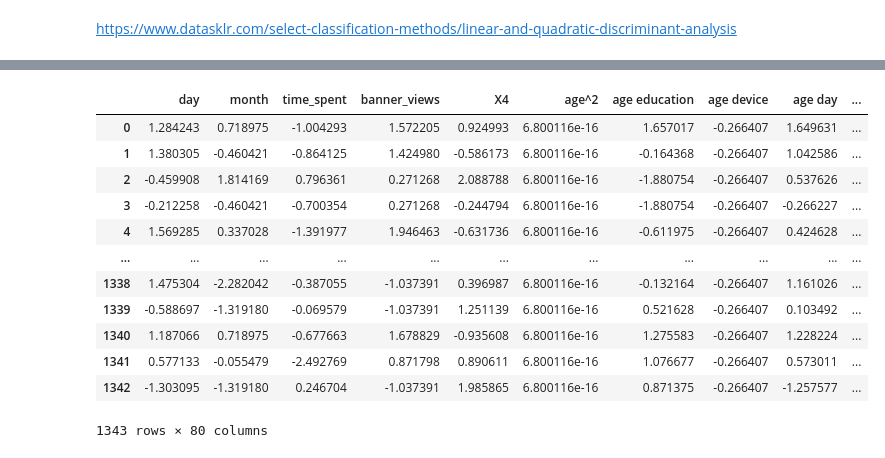
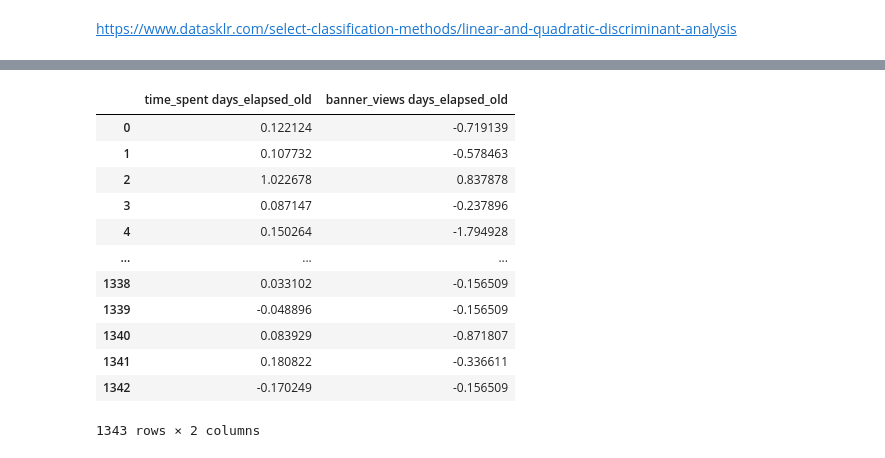
Before and after one commit to LuciaCam/ML_kaggle_competition, a Jupyter notebook: QDA_LDA.ipynb, the cells around one changed output, grey strips where cells are left out. Drawn from its saved outputs; the diff is of its cells as text; code cells hidden in the pictures.

```diff
--- a/QDA_LDA.ipynb
+++ b/QDA_LDA.ipynb
@@ -27,3 +29,10 @@ y_valid = pd.read_csv('1_y_valid.csv', index_col='Id')
 y_test  = pd.read_csv('2_y_test.csv', index_col='Id')
 
 num_vars = ['age', 'time_spent', 'banner_views', 'banner_views_old', 'days_elapsed_old', 'X4']
+# %%
+# Keep only the continuous variables for LDA and QDA
+X_train_continous = X_train[['age', 'time_spent', 'banner_views', 'banner_views_old', 'days_elapsed_old', 'X4']]
+
+X_valid_continous = X_valid[['age', 'time_spent', 'banner_views', 'banner_views_old', 'days_elapsed_old', 'X4']]
+
+X_test_continous = X_test[['age', 'time_spent', 'banner_views', 'banner_views_old', 'days_elapsed_old', 'X4']]
@@ -116,0 +138,21 @@ numpy.linalg.LinAlgError: The leading minor of order 20 of B is not positive def
+# %%
+# Tune LDA Hyperparameters
+LDA = LinearDiscriminantAnalysis(solver='svd',)
+
+# Define model evaluation method
+cv=KFold(n_splits=10, shuffle=True, random_state=42)
+
+lda_param_grid = {
+    'n_components': (0,5,1),
+    'store_covariance' :(True, False),
+                   }
+
+gsLDA2 = GridSearchCV(estimator=LDA, param_grid = lda_param_grid, cv=cv,
+                     scoring="accuracy", n_jobs= -1, verbose = 1)
+
+gsLDA2.fit(X_train,y_train)
+y_pred_2 =gsLDA2.predict(X_test)
+LDA_best = gsLDA2.best_estimator_
+
+# Best score
+gsLDA2.best_score_
@@ -121,7 +181,7 @@ pipe_QDA = Pipeline(
      ("qda", QuadraticDiscriminantAnalysis())])
 # %%
 # Fit pipeline
-pipe_QDA.fit(X_train, y_train) # Fit it to the training data
+pipe_QDA.fit(X_train_continous, y_train) # Fit it to the training data
 # %% [output]
 Pipeline(steps=[('power', PowerTransformer()),
                 ('qda', QuadraticDiscriminantAnalysis())])
@@ -157,25 +253,19 @@ ________________________________________________________________________________
 # %% [markdown]
 https://www.datasklr.com/select-classification-methods/linear-and-quadratic-discriminant-analysis
 # %%
-import sklearn
-from sklearn.preprocessing import PolynomialFeatures
+X_train = X_train_continous
+X_valid = X_valid_continous
+X_test = X_test_continous
 
 # Create interaction terms (interaction of each regressor pair + polynomial)
 #Interaction terms need to be created in both the test and train datasets
 interaction2 = PolynomialFeatures(degree=2, include_bias=False, interaction_only=False, order='C') #second degree
-interaction3 = PolynomialFeatures(degree=3, include_bias=False, interaction_only=False, order='C') #third degree
 
 # Training
 X_train_2 = pd.DataFrame(interaction2.fit_transform(X_train), columns=interaction2.get_feature_names(input_features=X_train.columns))
-X_train_3 = pd.DataFrame(interaction3.fit_transform(X_train), columns=interaction3.get_feature_names(input_features=X_train.columns))
-X_train_2.head()
 
 # Validation
 X_valid_2 = pd.DataFrame(interaction2.fit_transform(X_valid), columns=interaction2.get_feature_names(input_features=X_valid.columns))
-X_valid_3 = pd.DataFrame(interaction3.fit_transform(X_valid), columns=interaction3.get_feature_names(input_features=X_valid.columns))
-X_valid_2.head()
 
 # Test
-X_test_2 = pd.DataFrame(interaction2.fit_transform(X_test), columns=interaction2.get_feature_names(input_features=X_test.columns))
-X_test_3 = pd.DataFrame(interaction3.fit_transform(X_test), columns=interaction3.get_feature_names(input_features=X_test.columns))
-X_test_2.head()
+X_test_2 = pd.DataFrame(interaction2.fit_transform(X_test), columns=interaction2.get_feature_names(input_features=X_train.columns))
@@ -304,5 +362,6 @@ print(feat_list2)
 
 X_train_2=X_train_2[feat_list2] #keep features on feature list only, drop all other features for train
 X_valid_2=X_valid_2[feat_list2] #keep features on feature list only, drop all other features for valid
+X_test_2=X_test_2[feat_list2]   #keep features on feature list only, drop all other features for test
 X_valid_2
 # %% [output]
@@ -310,13 +369,13 @@ X_valid_2
-|  | day | month | time_spent | banner_views | X4 | age^2 | age education | age device | age day | ... |
-| 0 | 1.284243 | 0.718975 | -1.004293 | 1.572205 | 0.924993 | 6.800116e-16 | 1.657017 | -0.266407 | 1.649631 | ... |
-| 1 | 1.380305 | -0.460421 | -0.864125 | 1.424980 | -0.586173 | 6.800116e-16 | -0.164368 | -0.266407 | 1.042586 | ... |
-| 2 | -0.459908 | 1.814169 | 0.796361 | 0.271268 | 2.088788 | 6.800116e-16 | -1.880754 | -0.266407 | 0.537626 | ... |
-| 3 | -0.212258 | -0.460421 | -0.700354 | 0.271268 | -0.244794 | 6.800116e-16 | -1.880754 | -0.266407 | -0.266227 | ... |
-| 4 | 1.569285 | 0.337028 | -1.391977 | 1.946463 | -0.631736 | 6.800116e-16 | -0.611975 | -0.266407 | 0.424628 | ... |
-| ... | ... | ... | ... | ... | ... | ... | ... | ... | ... | ... |
-| 1338 | 1.475304 | -2.282042 | -0.387055 | -1.037391 | 0.396987 | 6.800116e-16 | -0.132164 | -0.266407 | 1.161026 | ... |
-| 1339 | -0.588697 | -1.319180 | -0.069579 | -1.037391 | 1.251139 | 6.800116e-16 | 0.521628 | -0.266407 | 0.103492 | ... |
-| 1340 | 1.187066 | 0.718975 | -0.677663 | 1.678829 | -0.935608 | 6.800116e-16 | 1.275583 | -0.266407 | 1.228224 | ... |
-| 1341 | 0.577133 | -0.055479 | -2.492769 | 0.871798 | 0.890611 | 6.800116e-16 | 1.076677 | -0.266407 | 0.573011 | ... |
-| 1342 | -1.303095 | -1.319180 | 0.246704 | -1.037391 | 1.985865 | 6.800116e-16 | 0.871375 | -0.266407 | -1.257577 | ... |
+|  | time_spent days_elapsed_old | banner_views days_elapsed_old |
+| 0 | 0.122124 | -0.719139 |
+| 1 | 0.107732 | -0.578463 |
+| 2 | 1.022678 | 0.837878 |
+| 3 | 0.087147 | -0.237896 |
+| 4 | 0.150264 | -1.794928 |
+| ... | ... | ... |
+| 1338 | 0.033102 | -0.156509 |
+| 1339 | -0.048896 | -0.156509 |
+| 1340 | 0.083929 | -0.871807 |
+| 1341 | 0.180822 | -0.336611 |
+| 1342 | -0.170249 | -0.156509 |
-1343 rows × 80 columns
+1343 rows × 2 columns
```
Also changed, not shown: parts of 24 cells of this notebook.
